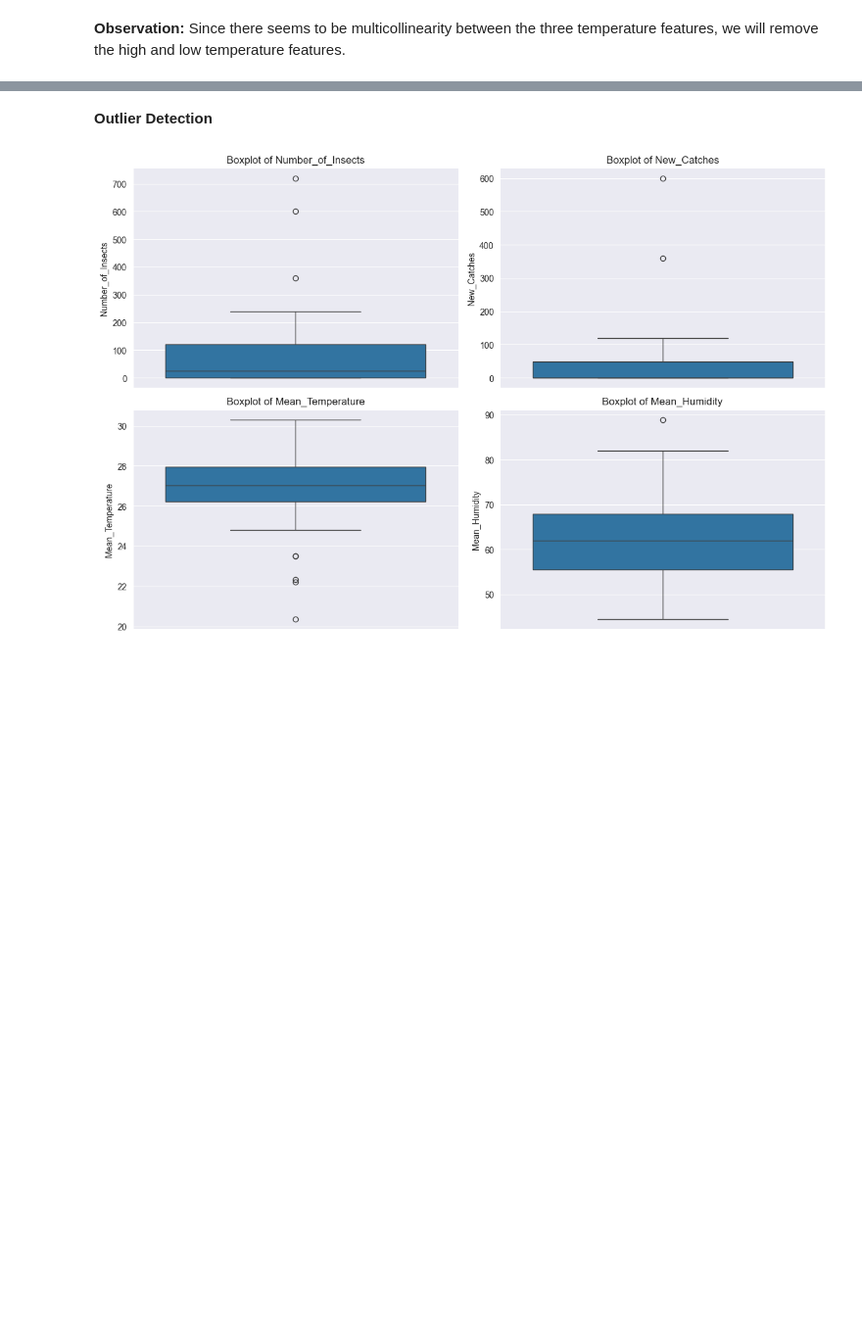
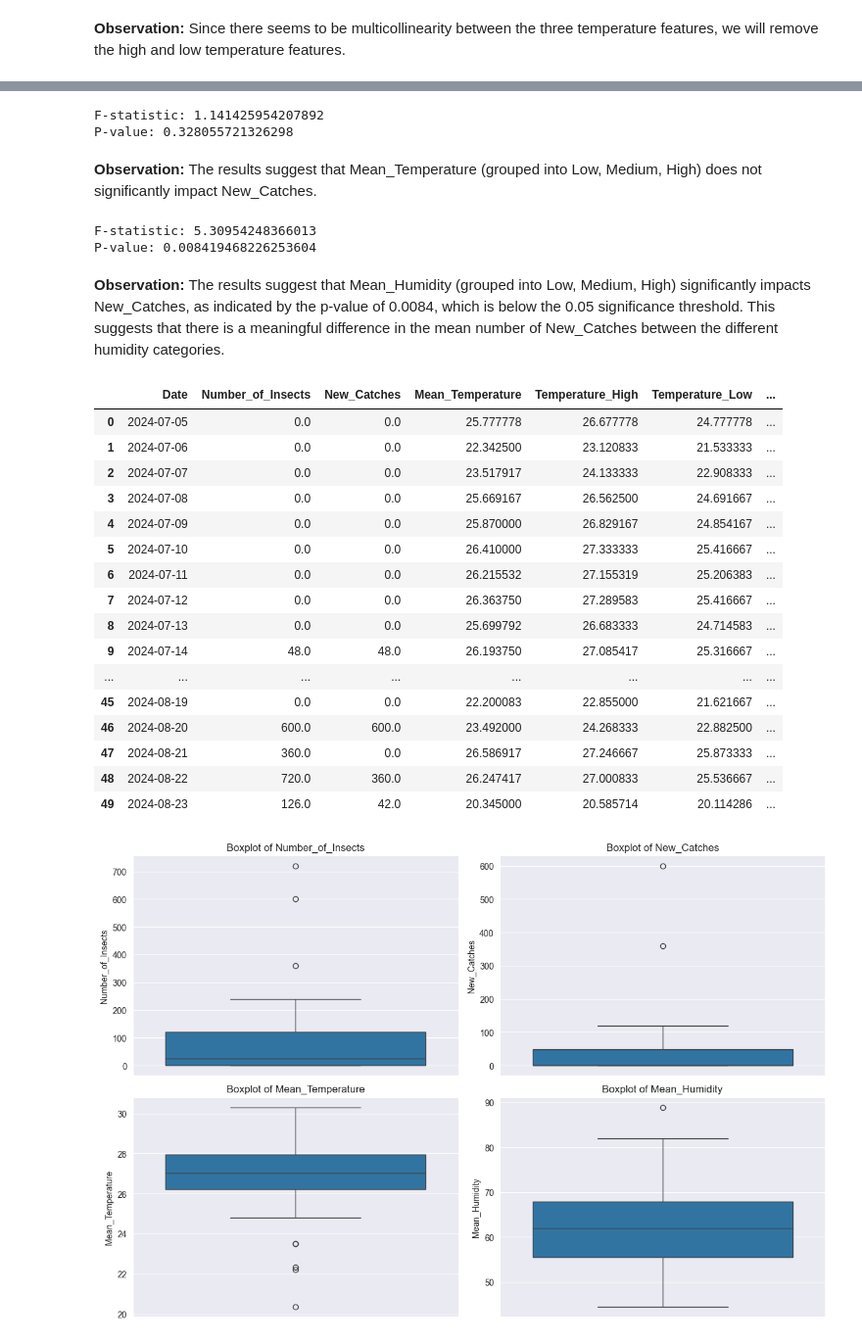
Before and after one commit to razamehar/Time-Series-Forecasting-ARIMA-ML, a Jupyter notebook: main.ipynb, the cells around one changed output, grey strips where cells are left out. Shown at 98% size. Drawn from its saved outputs; the diff is of its cells as text; code cells hidden in the pictures; blank space fills up the shorter version.

```diff
--- a/main.ipynb
+++ b/main.ipynb
@@ -163,0 +169,14 @@ sns.heatmap(corr_matrix, annot = True, cmap = cmap, linewidths = 0.5, annot_kws=
+# %%
+bins = [20.345, 23, 27, 30.30725]
+labels = ['Low', 'Medium', 'High']
+
+
+df_grouped['Temperature_Bin'] = pd.cut(df_grouped['Mean_Temperature'], bins=bins, labels=labels, include_lowest=True)
+groups = [group['New_Catches'].values for _, group in df_grouped.groupby('Temperature_Bin')]
+f_stat, p_value = f_oneway(*groups)
+
+print(f"F-statistic: {f_stat}")
+print(f"P-value: {p_value}")
+# %% [output]
+F-statistic: 1.141425954207892
+P-value: 0.328055721326298
@@ -164,5 +185,41 @@ sns.heatmap(corr_matrix, annot = True, cmap = cmap, linewidths = 0.5, annot_kws=
+# %% [markdown]
+**Observation:** The results suggest that Mean_Temperature (grouped into Low, Medium, High) does not significantly impact New_Catches.
+# %%
+bins = [44.415, 59, 74, 88.884]
+labels = ['Low', 'Medium', 'High']
+
+
+df_grouped['Humidity_Bin'] = pd.cut(df_grouped['Mean_Humidity'], bins=bins, labels=labels, include_lowest=True)
+groups = [group['New_Catches'].values for _, group in df_grouped.groupby('Humidity_Bin')]
+f_stat, p_value = f_oneway(*groups)
+
+print(f"F-statistic: {f_stat}")
+print(f"P-value: {p_value}")
+# %% [output]
+F-statistic: 5.30954248366013
+P-value: 0.008419468226253604
+# %% [markdown]
+**Observation:** The results suggest that Mean_Humidity (grouped into Low, Medium, High) significantly impacts New_Catches, as indicated by the p-value of 0.0084, which is below the 0.05 significance threshold. This suggests that there is a meaningful difference in the mean number of New_Catches between the different humidity categories.
+# %%
+df_grouped.drop(columns='Temperature_Bin')
+# %% [output]
+|  | Date | Number_of_Insects | New_Catches | Mean_Temperature | Temperature_High | Temperature_Low | ... |
+| 0 | 2024-07-05 | 0.0 | 0.0 | 25.777778 | 26.677778 | 24.777778 | ... |
+| 1 | 2024-07-06 | 0.0 | 0.0 | 22.342500 | 23.120833 | 21.533333 | ... |
+| 2 | 2024-07-07 | 0.0 | 0.0 | 23.517917 | 24.133333 | 22.908333 | ... |
+| 3 | 2024-07-08 | 0.0 | 0.0 | 25.669167 | 26.562500 | 24.691667 | ... |
+| 4 | 2024-07-09 | 0.0 | 0.0 | 25.870000 | 26.829167 | 24.854167 | ... |
+| 5 | 2024-07-10 | 0.0 | 0.0 | 26.410000 | 27.333333 | 25.416667 | ... |
+| 6 | 2024-07-11 | 0.0 | 0.0 | 26.215532 | 27.155319 | 25.206383 | ... |
+| 7 | 2024-07-12 | 0.0 | 0.0 | 26.363750 | 27.289583 | 25.416667 | ... |
+| 8 | 2024-07-13 | 0.0 | 0.0 | 25.699792 | 26.683333 | 24.714583 | ... |
+| 9 | 2024-07-14 | 48.0 | 48.0 | 26.193750 | 27.085417 | 25.316667 | ... |
+| ... | ... | ... | ... | ... | ... | ... | ... |
+| 45 | 2024-08-19 | 0.0 | 0.0 | 22.200083 | 22.855000 | 21.621667 | ... |
+| 46 | 2024-08-20 | 600.0 | 600.0 | 23.492000 | 24.268333 | 22.882500 | ... |
+| 47 | 2024-08-21 | 360.0 | 0.0 | 26.586917 | 27.246667 | 25.873333 | ... |
+| 48 | 2024-08-22 | 720.0 | 360.0 | 26.247417 | 27.000833 | 25.536667 | ... |
+| 49 | 2024-08-23 | 126.0 | 42.0 | 20.345000 | 20.585714 | 20.114286 | ... |
 # %%
 df_grouped.drop(columns=['Temperature_High', 'Temperature_Low'], inplace=True)
-# %% [markdown]
-**Outlier Detection**
 # %%
```
Also changed, not shown: parts of 7 cells of this notebook.
